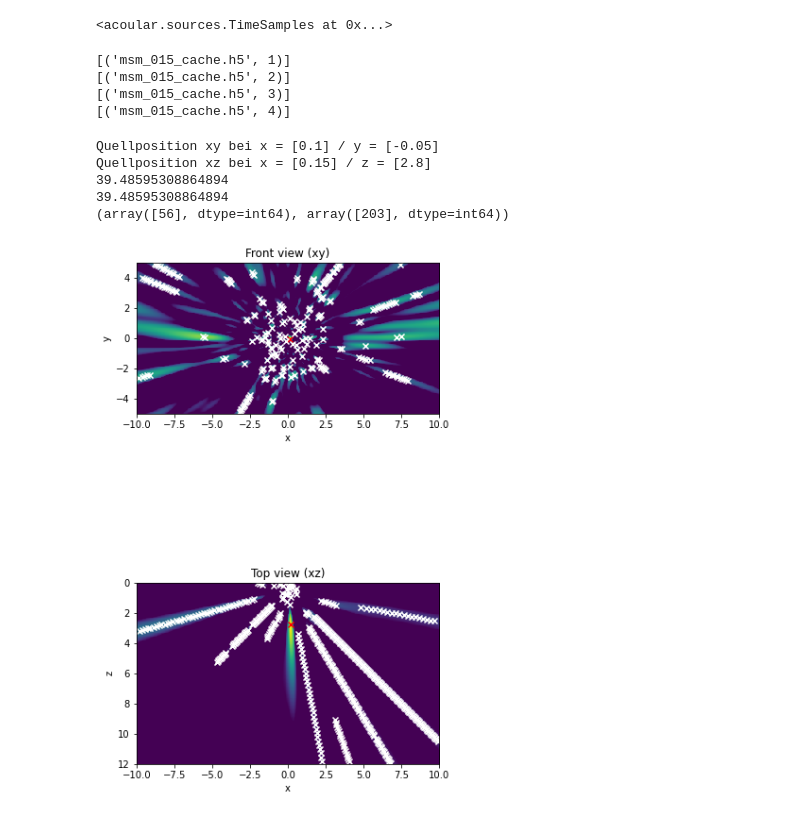
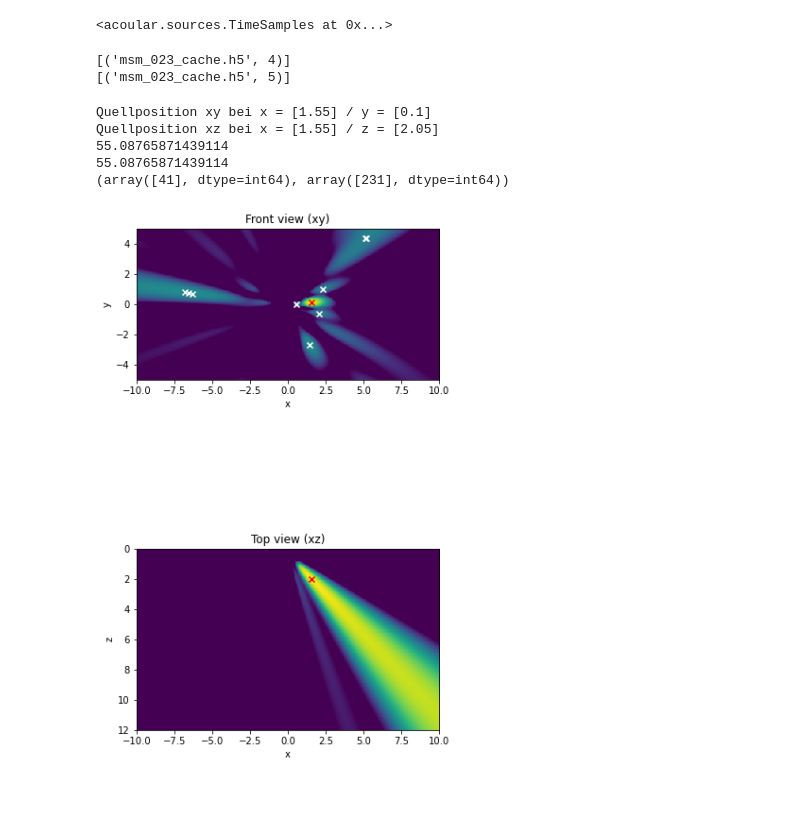
Before and after one commit to AdiBugaddi/MAP_eval, a Jupyter notebook: Auswertungsskript_3D.ipynb, the cells around one changed output. Cells and saved outputs as stored; diff of their text form; code cells hidden in the pictures.

```diff
--- a/Auswertungsskript_3D.ipynb
+++ b/Auswertungsskript_3D.ipynb
@@ -76,7 +76,7 @@ ts = acoular.PointSource(signal = sim_signal1,          # Signal der Quelle
 # %%
 #Einlesen der Daten:
 #ts = acoular.TimeSamples( name='Messungen WFS\msm_025.h5' )
-ts = acoular.TimeSamples( name='Messungen WFS/msm_015.h5' )
+ts = acoular.TimeSamples( name='Messungen WFS/msm_023.h5' )
 ts
 # %% [output]
 <acoular.sources.TimeSamples at 0x...>
@@ -139,7 +139,7 @@ bb2 = acoular.BeamformerBase(freq_data=ps2,
 # 500 1000 2000
 # 500 630 800 1000 1250 1600 2000 2500 3150 4000 5000 6300 8000 10000 12500 16000 20000
 
-Frequenz = 4000
+Frequenz = 1500
 tolerance = 10
 pm = bb.synthetic(Frequenz, 0)
 pm2 = bb2.synthetic(Frequenz, 0)
@@ -147,10 +147,8 @@ pm2 = bb2.synthetic(Frequenz, 0)
 #Lm = acoular.L_p( pm )
 #Lm = (Lm[0:],Lm[1:])
 # %% [output]
-[('msm_015_cache.h5', 1)]
-[('msm_015_cache.h5', 2)]
-[('msm_015_cache.h5', 3)]
-[('msm_015_cache.h5', 4)]
+[('msm_023_cache.h5', 4)]
+[('msm_023_cache.h5', 5)]
 # %%
 fig=plt.figure(1,(10,10))
 
@@ -225,41 +223,41 @@ for i in range (len(Lm_y_max[0])):
         max_values_y.append(max_value_y)
 max_values_y = np.array(max_values_y)
 
 max_values_rot_y = []
 for i in range(len(Lm_y_rot_max[0])):
     max_value_rot_y = Lm_y_rot[Lm_y_rot_max[0][i]][Lm_y_rot_max[1][i]]
 
     if (max_value_rot_y >= np.amax(Lm_y.T) - tolerance):
         max_values_rot_y .append(max_value_rot_y)
 max_values_rot_y = np.array(max_values_rot_y)
 
 max_pegel_y = []
 for i in range(len(max_values_y)):
 
     if (max_values_y[i] in max_values_rot_y):
         max_pegel_y .append(max_values_y[i])
 max_pegel_y = np.sort(max_pegel_y)
 max_pegel_y = max_pegel_y[::-1]
 plt.imshow(acoular.L_p(map_y.T), vmax=mx, vmin=mx-10, origin='upper', interpolation='nearest',
        extent=(rg2.x_min, rg2.x_max, rg2.z_max, rg2.z_min))
-plt.scatter(np.where(Lm_y.T == max_pegel_y[0])[1]*rg.increment-((rg.x_max-rg.x_min)/2),np.where(Lm_y.T == max_pegel_y[0])[0]*rg.increment,  c='red',  marker = 'x')
-print(f'Quellposition xz bei x = {np.where(Lm_y.T == max_pegel_y[0])[1]*rg.increment-((rg.x_max-rg.x_min)/2)} / z = {np.where(Lm_y.T == max_pegel_y[0])[0]*rg.increment}')
-if (len(max_pegel_y) > 1):
-    for i in range(1,len(max_pegel_y)):
-        plt.scatter(np.where(Lm_y.T == max_pegel_y[i])[1]*rg.increment-((rg.x_max-rg.x_min)/2), np.where(Lm_y.T == max_pegel_y[i])[0]*rg.increment+((rg.z_max-rg.z_min)/2),  c='white',  marker = 'x')
+plt.scatter(np.where(Lm_y.T == max_pegel_y[0])[1]*rg2.increment-((rg2.x_max-rg2.x_min)/2),np.where(Lm_y.T == max_pegel_y[0])[0]*rg2.increment,  c='red',  marker = 'x')
+print(f'Quellposition xz bei x = {np.where(Lm_y.T == max_pegel_y[0])[1]*rg2.increment-((rg2.x_max-rg2.x_min)/2)} / z = {np.where(Lm_y.T == max_pegel_y[0])[0]*rg2.increment}')
+#if (len(max_pegel_y) > 1):
+    #for i in range(1,len(max_pegel_y)):
+        #plt.scatter(np.where(Lm_y.T == max_pegel_y[i])[1]*rg2.increment-((rg2.x_max-rg2.x_min)/2), np.where(Lm_y.T == max_pegel_y[i])[0]*rg2.increment,  c='white',  marker = 'x')
 plt.xlabel('x')
 plt.ylabel('z')
 plt.title('Top view (xz)' )
 #plt.colorbar()
 plt.tight_layout()
 
 print(max_pegel_y[0])
 print(np.max(Lm_y))
 print(np.where(Lm_y.T == max_pegel_y[0]))
 # %% [output]
-Quellposition xy bei x = [0.1] / y = [-0.05]
-Quellposition xz bei x = [0.15] / z = [2.8]
-39.48595308864894
-39.48595308864894
-(array([56], dtype=int64), array([203], dtype=int64))
+Quellposition xy bei x = [1.55] / y = [0.1]
+Quellposition xz bei x = [1.55] / z = [2.05]
+55.08765871439114
+55.08765871439114
+(array([41], dtype=int64), array([231], dtype=int64))
-[figure, old version]
+[figure, new version]
```
